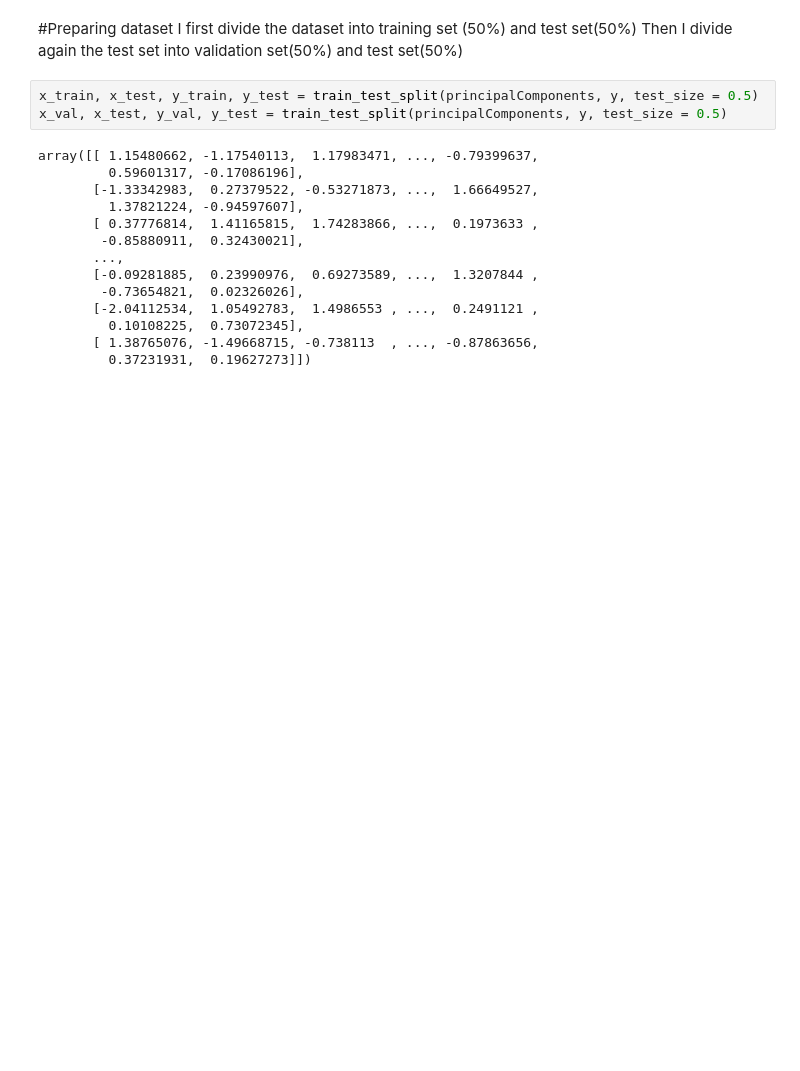
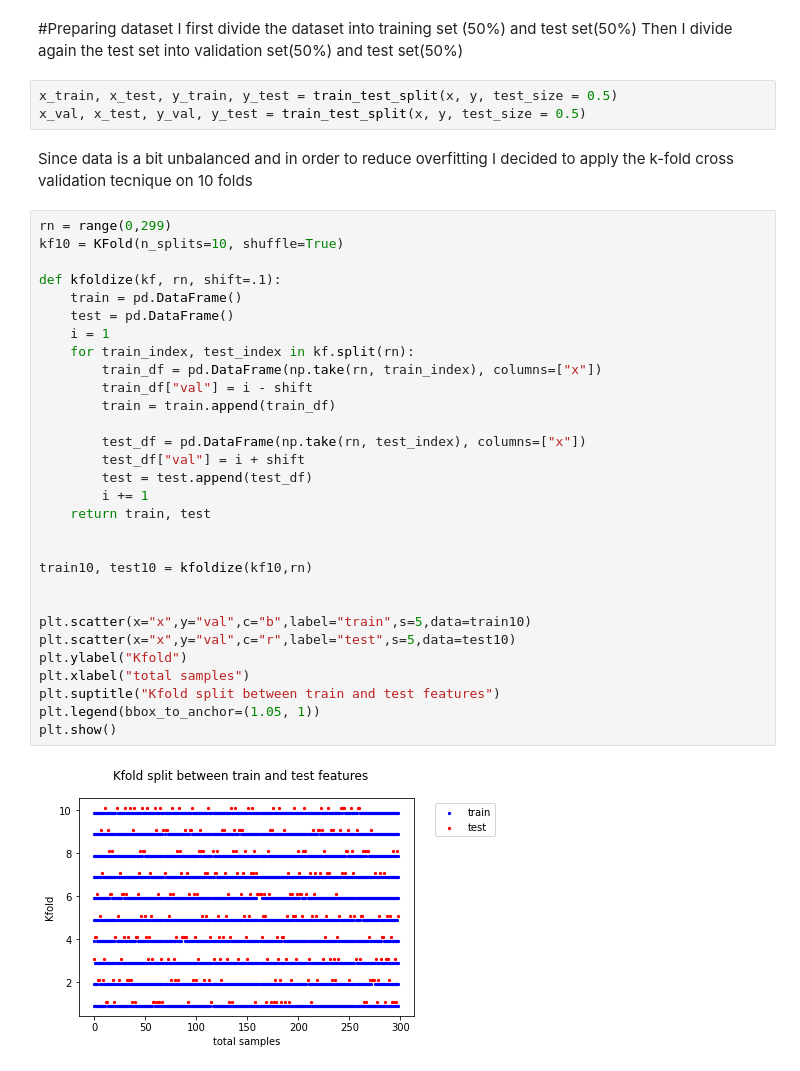
Before and after one commit to ele9996/Heart-failure-clinical-records-analysis, a Jupyter notebook: main.ipynb, the cells around one changed output. Saved outputs shown, nothing was run; the diff lists cells and outputs as text; blank space fills up the shorter version.

Commit message:
first part cross validation added

```diff
--- a/main.ipynb
+++ b/main.ipynb
@@ -111,19 +114,39 @@ plt.show()
 I first divide the dataset into training set (50%) and test set(50%)
 Then I divide again the test set into validation set(50%) and test set(50%)
 # %%
-x_train, x_test, y_train, y_test = train_test_split(principalComponents, y, test_size = 0.5)
-x_val, x_test, y_val, y_test = train_test_split(principalComponents, y, test_size = 0.5)
+x_train, x_test, y_train, y_test = train_test_split(x, y, test_size = 0.5)
+x_val, x_test, y_val, y_test = train_test_split(x, y, test_size = 0.5)
-# %% [output]
-array([[ 1.15480662, -1.17540113,  1.17983471, ..., -0.79399637,
-         0.59601317, -0.17086196],
-       [-1.33342983,  0.27379522, -0.53271873, ...,  1.66649527,
-         1.37821224, -0.94597607],
-       [ 0.37776814,  1.41165815,  1.74283866, ...,  0.1973633 ,
-        -0.85880911,  0.32430021],
-       ...,
-       [-0.09281885,  0.23990976,  0.69273589, ...,  1.3207844 ,
-        -0.73654821,  0.02326026],
-       [-2.04112534,  1.05492783,  1.4986553 , ...,  0.2491121 ,
-         0.10108225,  0.73072345],
-       [ 1.38765076, -1.49668715, -0.738113  , ..., -0.87863656,
-         0.37231931,  0.19627273]])
+# %% [markdown]
+Since data is a bit unbalanced and in order to reduce overfitting I decided to apply the k-fold cross validation tecnique on 10 folds
+# %%
+rn = range(0,299)
+kf10 = KFold(n_splits=10, shuffle=True)
+
+def kfoldize(kf, rn, shift=.1):
+    train = pd.DataFrame()
+    test = pd.DataFrame()
+    i = 1
+    for train_index, test_index in kf.split(rn):
+        train_df = pd.DataFrame(np.take(rn, train_index), columns=["x"])
+        train_df["val"] = i - shift
+        train = train.append(train_df)
+
+        test_df = pd.DataFrame(np.take(rn, test_index), columns=["x"])
+        test_df["val"] = i + shift
+        test = test.append(test_df)
+        i += 1
+    return train, test
+
+
+train10, test10 = kfoldize(kf10,rn)
+
+
+plt.scatter(x="x",y="val",c="b",label="train",s=5,data=train10)
+plt.scatter(x="x",y="val",c="r",label="test",s=5,data=test10)
+plt.ylabel("Kfold")
+plt.xlabel("total samples")
+plt.suptitle("Kfold split between train and test features")
+plt.legend(bbox_to_anchor=(1.05, 1))
+plt.show()
+# %% [output]
+[figure, added]
```
Also changed, not shown: parts of 2 cells of this notebook.
